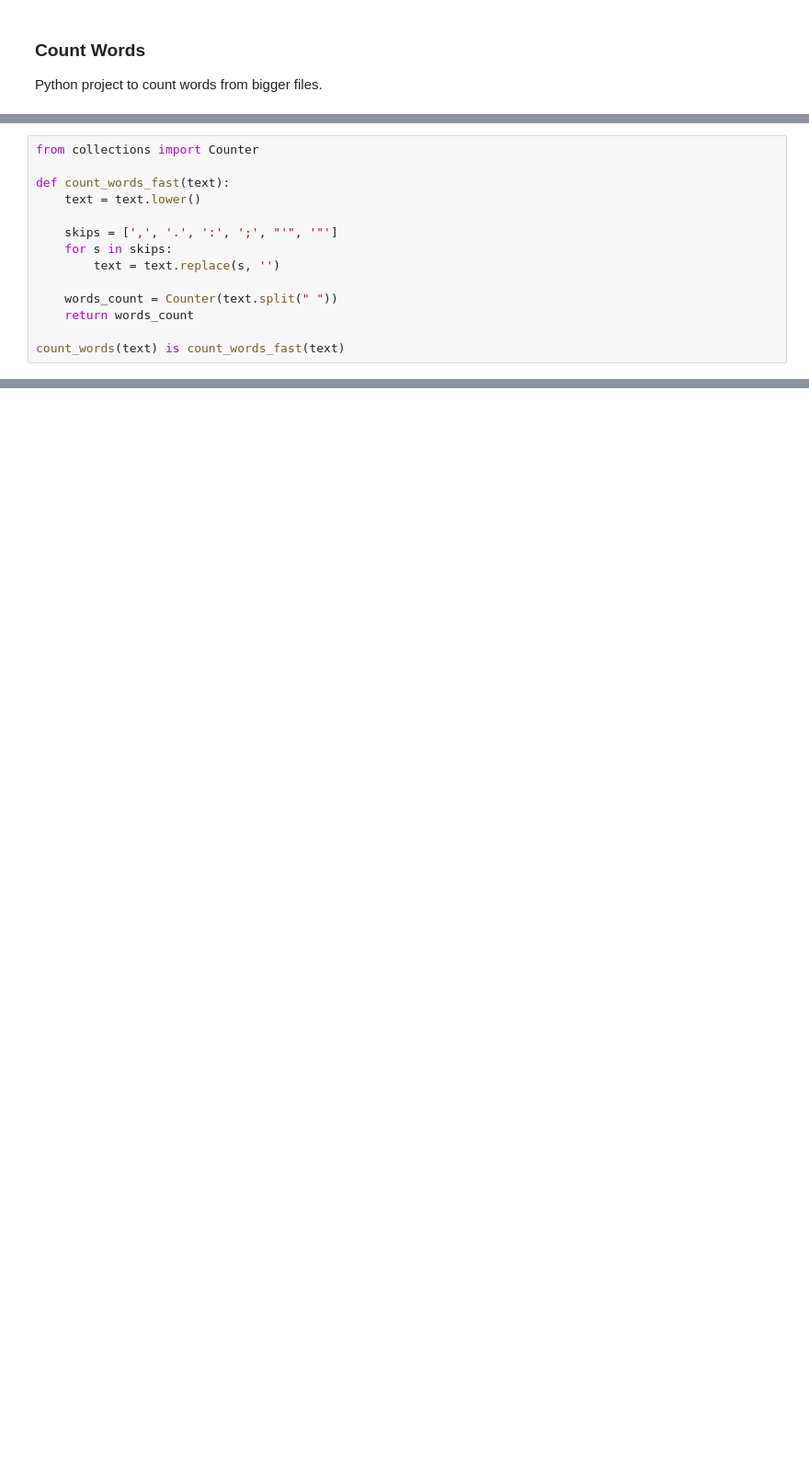
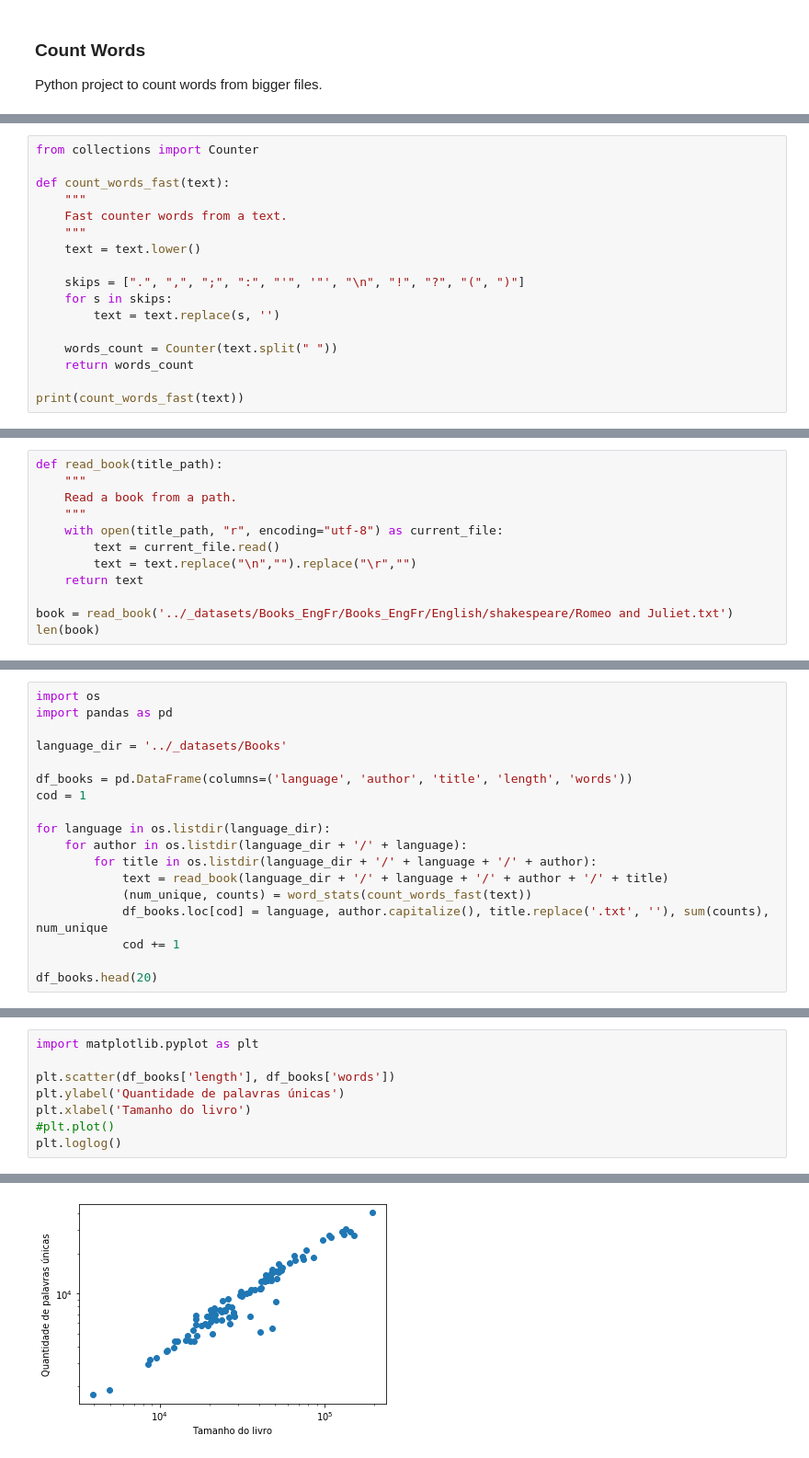
Before and after one commit to joaodias-code/jd-python-samples, a Jupyter notebook: python-projects/count-words/count-words.ipynb, the cells around one changed output, grey strips where cells are left out. Shown at 92% size. Drawn from its saved outputs; the diff is of its cells as text; blank space fills up the shorter version.

```diff
--- a/python-projects/count-words/count-words.ipynb
+++ b/python-projects/count-words/count-words.ipynb
@@ -27,14 +30,17 @@ len(count_words(text))
 from collections import Counter
 
 def count_words_fast(text):
+    """
+    Fast counter words from a text.
+    """
     text = text.lower()
 
-    skips = [',', '.', ':', ';', "'", '"']
+    skips = [".", ",", ";", ":", "'", '"', "\n", "!", "?", "(", ")"]
     for s in skips:
         text = text.replace(s, '')
 
     words_count = Counter(text.split(" "))
     return words_count
 
-count_words(text) is count_words_fast(text)
+print(count_words_fast(text))
 # %% [output]
@@ -41,0 +48,12 @@ False
+# %%
+def read_book(title_path):
+    """
+    Read a book from a path.
+    """
+    with open(title_path, "r", encoding="utf-8") as current_file:
+        text = current_file.read()
+        text = text.replace("\n","").replace("\r","")
+    return text
+
+book = read_book('../_datasets/Books_EngFr/Books_EngFr/English/shakespeare/Romeo and Juliet.txt')
+len(book)
@@ -41,0 +98,18 @@ False
+# %%
+import os
+import pandas as pd
+
+language_dir = '../_datasets/Books'
+
+df_books = pd.DataFrame(columns=('language', 'author', 'title', 'length', 'words'))
+cod = 1
+
+for language in os.listdir(language_dir):
+    for author in os.listdir(language_dir + '/' + language):
+        for title in os.listdir(language_dir + '/' + language + '/' + author):
+            text = read_book(language_dir + '/' + language + '/' + author + '/' + title)
+            (num_unique, counts) = word_stats(count_words_fast(text))
+            df_books.loc[cod] = language, author.capitalize(), title.replace('.txt', ''), sum(counts), num_unique
+            cod += 1
+
+df_books.head(20)
@@ -41,0 +134,9 @@ False
+# %%
+import matplotlib.pyplot as plt
+
+plt.scatter(df_books['length'], df_books['words'])
+plt.ylabel('Quantidade de palavras únicas')
+plt.xlabel('Tamanho do livro')
+#plt.plot()
+plt.loglog()
+# %% [output]
@@ -41,0 +144 @@ False
+[figure, added]
```
Also changed, not shown: parts of 17 cells of this notebook.
